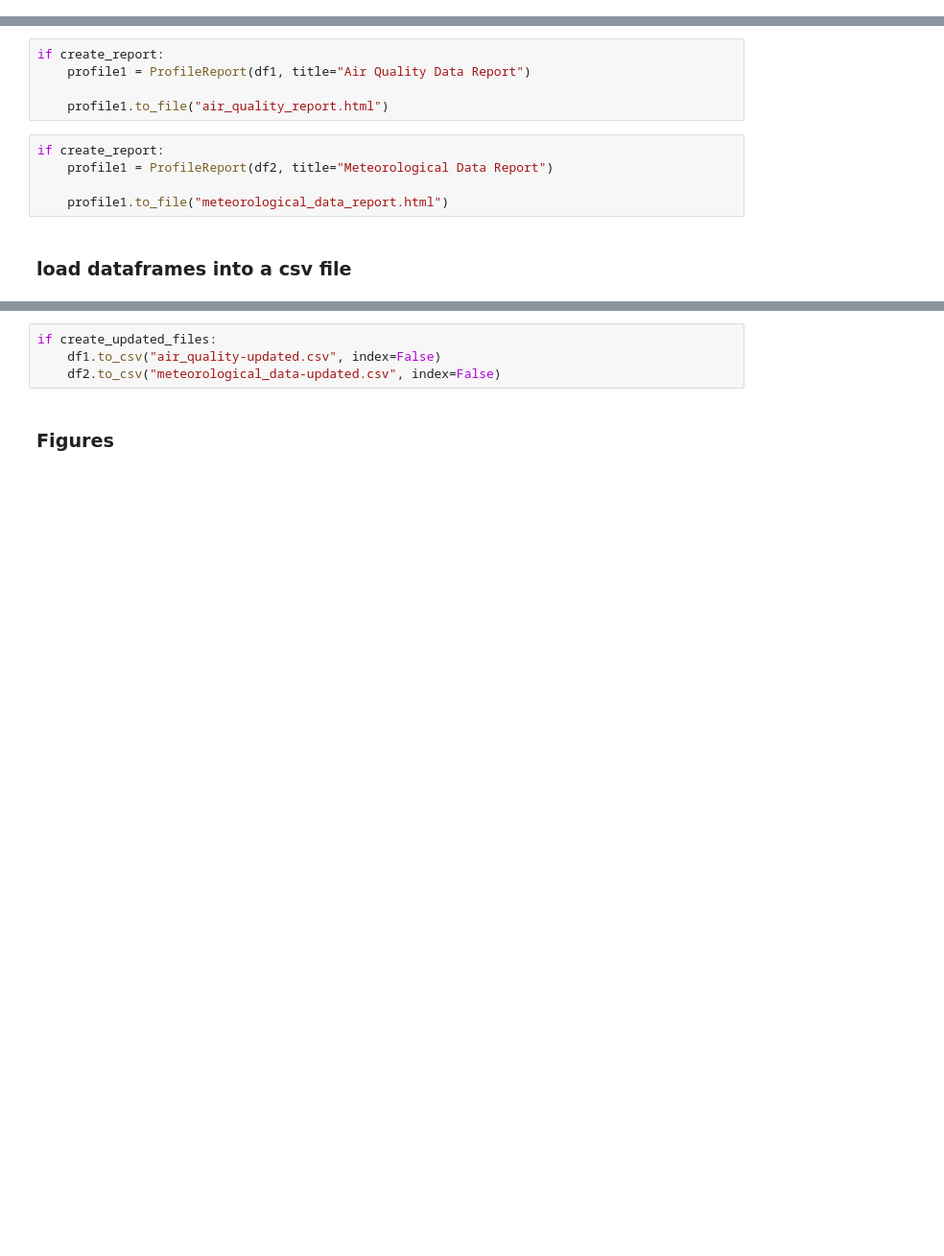
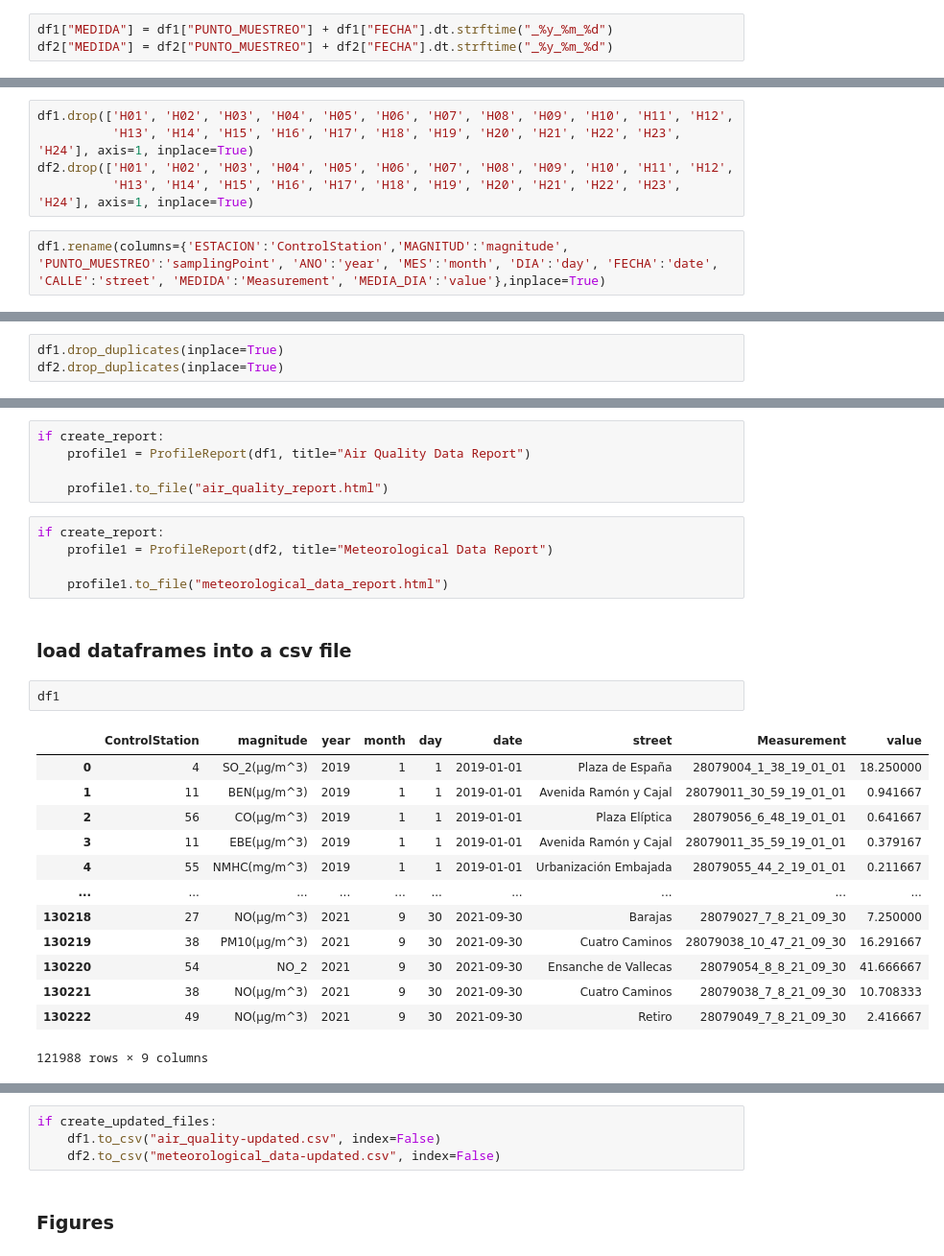
Before and after one commit to pablohfdez/LinkedData2021-2022, a Jupyter notebook: HandsOn/Group04/csv/python_code/panda_analysis_and_transformation.ipynb, the cells around one changed output, grey strips where cells are left out. Shown at 96% size. Drawn from its saved outputs; the diff is of its cells as text; blank space fills up the shorter version.

```diff
--- a/HandsOn/Group04/csv/python_code/panda_analysis_and_transformation.ipynb
+++ b/HandsOn/Group04/csv/python_code/panda_analysis_and_transformation.ipynb
@@ -122,0 +132,3 @@ df1.head(10)
+# %%
+df1["MEDIDA"] = df1["PUNTO_MUESTREO"] + df1["FECHA"].dt.strftime("_%y_%m_%d")
+df2["MEDIDA"] = df2["PUNTO_MUESTREO"] + df2["FECHA"].dt.strftime("_%y_%m_%d")
@@ -122,0 +160,7 @@ df1.head(10)
+# %%
+df1.drop(['H01', 'H02', 'H03', 'H04', 'H05', 'H06', 'H07', 'H08', 'H09', 'H10', 'H11', 'H12',
+          'H13', 'H14',	'H15', 'H16', 'H17', 'H18',	'H19', 'H20', 'H21', 'H22', 'H23', 'H24'], axis=1, inplace=True)
+df2.drop(['H01', 'H02', 'H03', 'H04', 'H05', 'H06', 'H07', 'H08', 'H09', 'H10', 'H11', 'H12',
+          'H13', 'H14',	'H15', 'H16', 'H17', 'H18',	'H19', 'H20', 'H21', 'H22', 'H23', 'H24'], axis=1, inplace=True)
+# %%
+df1.rename(columns={'ESTACION':'ControlStation','MAGNITUD':'magnitude', 'PUNTO_MUESTREO':'samplingPoint', 'ANO':'year', 'MES':'month', 'DIA':'day', 'FECHA':'date', 'CALLE':'street', 'MEDIDA':'Measurement', 'MEDIA_DIA':'value'},inplace=True)
@@ -130,0 +225,3 @@ set(df1.ESTACION.unique()) & set(df2.ESTACION.unique())
+# %%
+df1.drop_duplicates(inplace=True)
+df2.drop_duplicates(inplace=True)
@@ -142,3 +254,19 @@ if create_report:
     profile1.to_file("meteorological_data_report.html")
 # %% [markdown]
 ### load dataframes into a csv file
+# %%
+df1
+# %% [output]
+|  | ControlStation | magnitude | year | month | day | date | street | Measurement | value |
+| 0 | 4 | SO_2(µg/m^3) | 2019 | 1 | 1 | 2019-01-01 | Plaza de España | 28079004_1_38_19_01_01 | 18.250000 |
+| 1 | 11 | BEN(µg/m^3) | 2019 | 1 | 1 | 2019-01-01 | Avenida Ramón y Cajal | 28079011_30_59_19_01_01 | 0.941667 |
+| 2 | 56 | CO(µg/m^3) | 2019 | 1 | 1 | 2019-01-01 | Plaza Elíptica | 28079056_6_48_19_01_01 | 0.641667 |
+| 3 | 11 | EBE(µg/m^3) | 2019 | 1 | 1 | 2019-01-01 | Avenida Ramón y Cajal | 28079011_35_59_19_01_01 | 0.379167 |
+| 4 | 55 | NMHC(mg/m^3) | 2019 | 1 | 1 | 2019-01-01 | Urbanización Embajada | 28079055_44_2_19_01_01 | 0.211667 |
+| ... | ... | ... | ... | ... | ... | ... | ... | ... | ... |
+| 130218 | 27 | NO(µg/m^3) | 2021 | 9 | 30 | 2021-09-30 | Barajas | 28079027_7_8_21_09_30 | 7.250000 |
+| 130219 | 38 | PM10(µg/m^3) | 2021 | 9 | 30 | 2021-09-30 | Cuatro Caminos | 28079038_10_47_21_09_30 | 16.291667 |
+| 130220 | 54 | NO_2 | 2021 | 9 | 30 | 2021-09-30 | Ensanche de Vallecas | 28079054_8_8_21_09_30 | 41.666667 |
+| 130221 | 38 | NO(µg/m^3) | 2021 | 9 | 30 | 2021-09-30 | Cuatro Caminos | 28079038_7_8_21_09_30 | 10.708333 |
+| 130222 | 49 | NO(µg/m^3) | 2021 | 9 | 30 | 2021-09-30 | Retiro | 28079049_7_8_21_09_30 | 2.416667 |
+121988 rows × 9 columns
```
Also changed, not shown: parts of 26 cells of this notebook.
